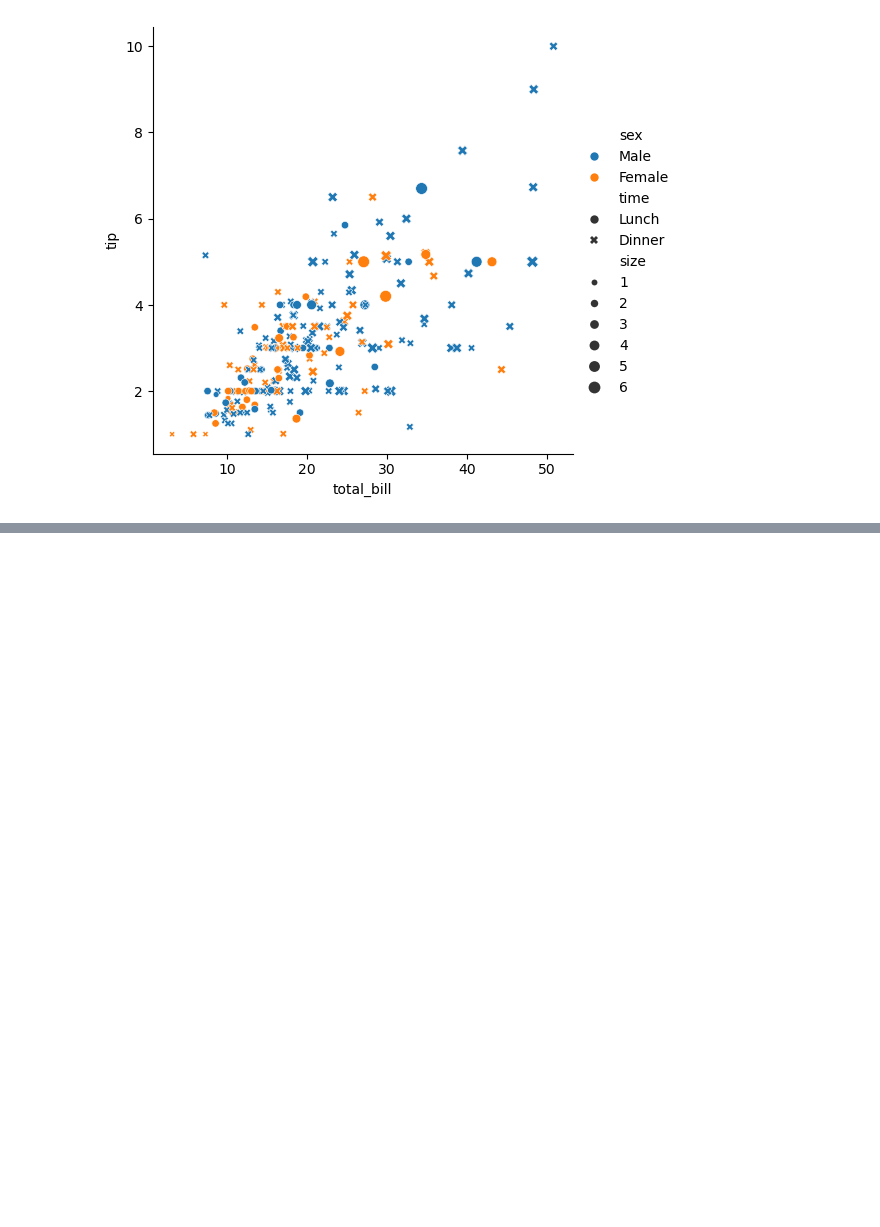
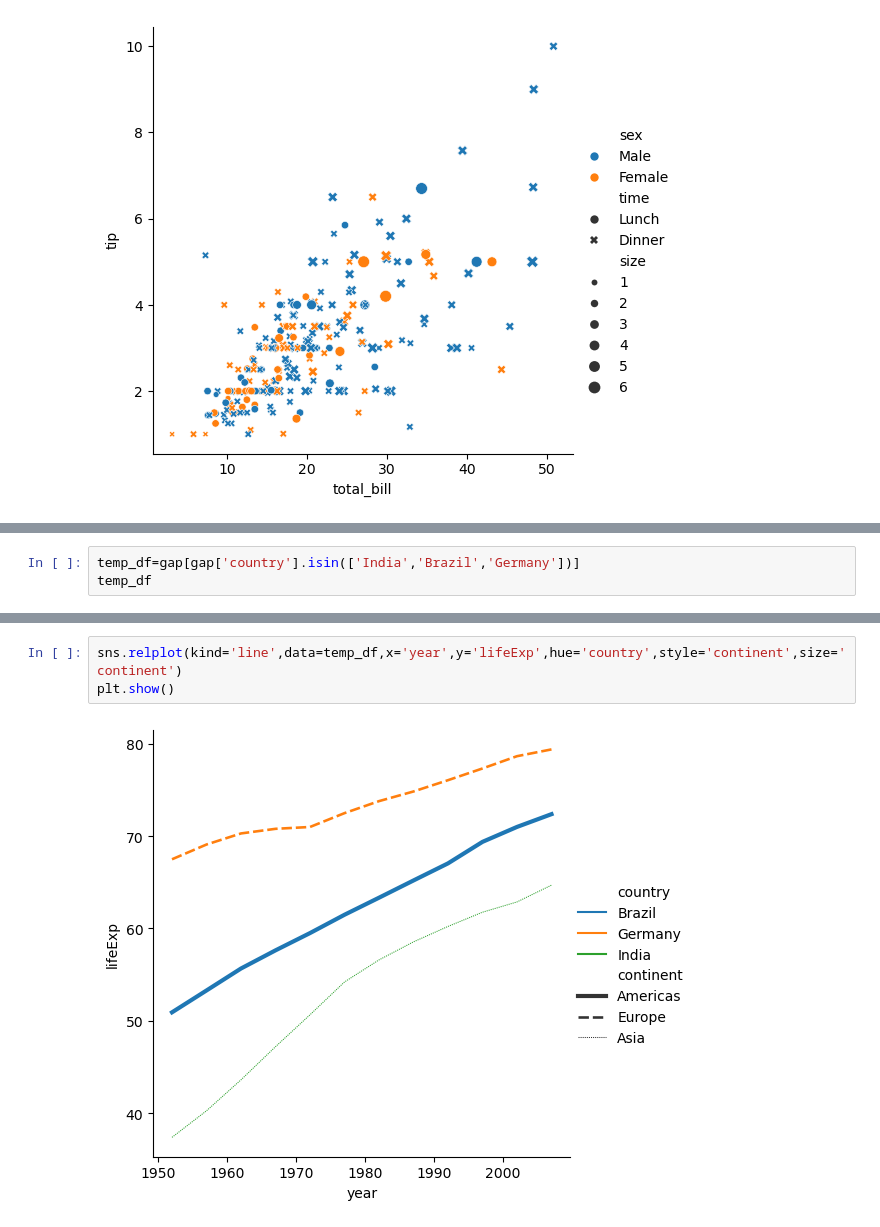
Before and after one commit to rushibankar3/data_analysis01, a Jupyter notebook: Seaborn/Seaborn.ipynb, the cells around one changed output, grey strips where cells are left out. Drawn from its saved outputs; the diff is of its cells as text; blank space fills up the shorter version.

```diff
--- a/Seaborn/Seaborn.ipynb
+++ b/Seaborn/Seaborn.ipynb
@@ -53,0 +69,3 @@ temp_df
+# %%
+temp_df=gap[gap['country'].isin(['India','Brazil','Germany'])]
+temp_df
@@ -53,0 +90,5 @@ temp_df
+# %%
+sns.relplot(kind='line',data=temp_df,x='year',y='lifeExp',hue='country',style='continent',size='continent')
+plt.show()
+# %% [output]
+[figure, added]
```
Also changed, not shown: parts of 24 cells of this notebook.
